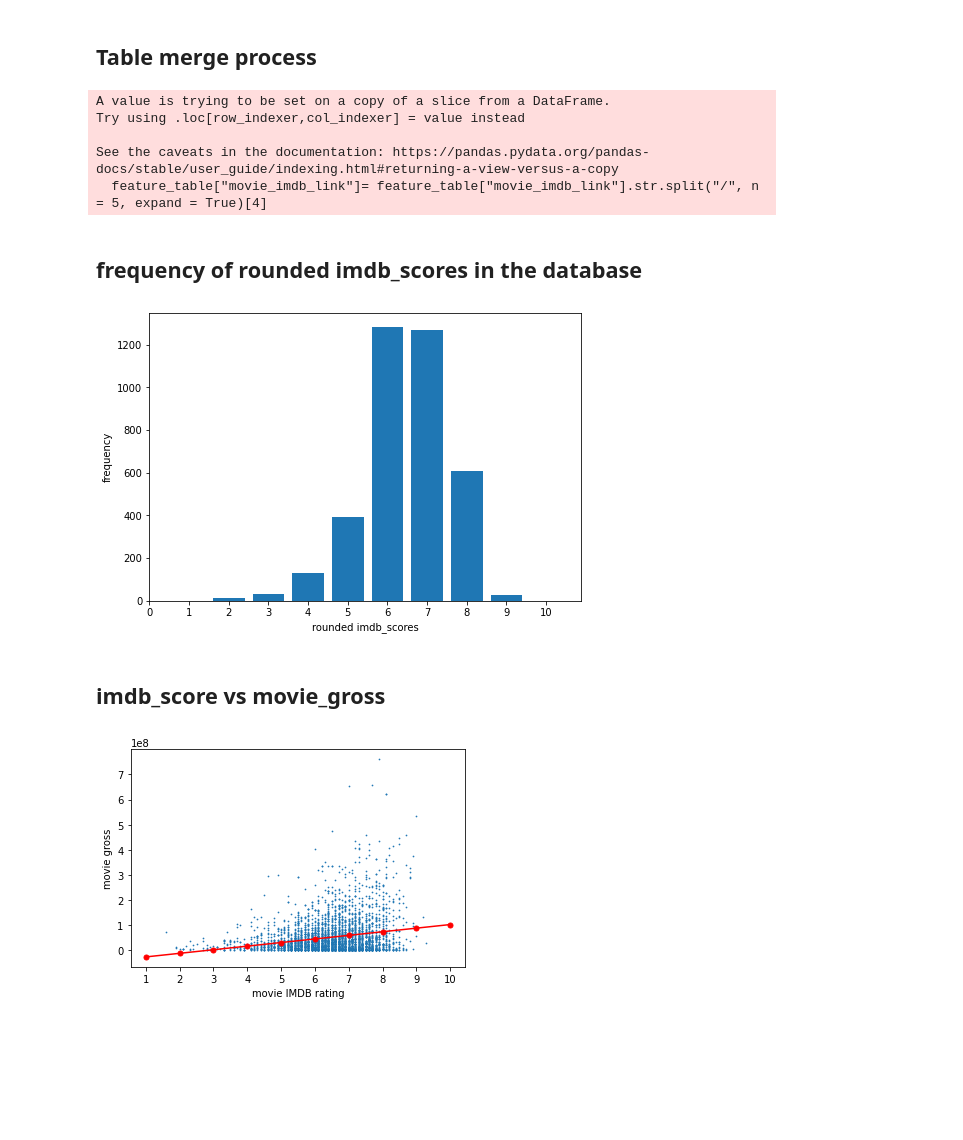
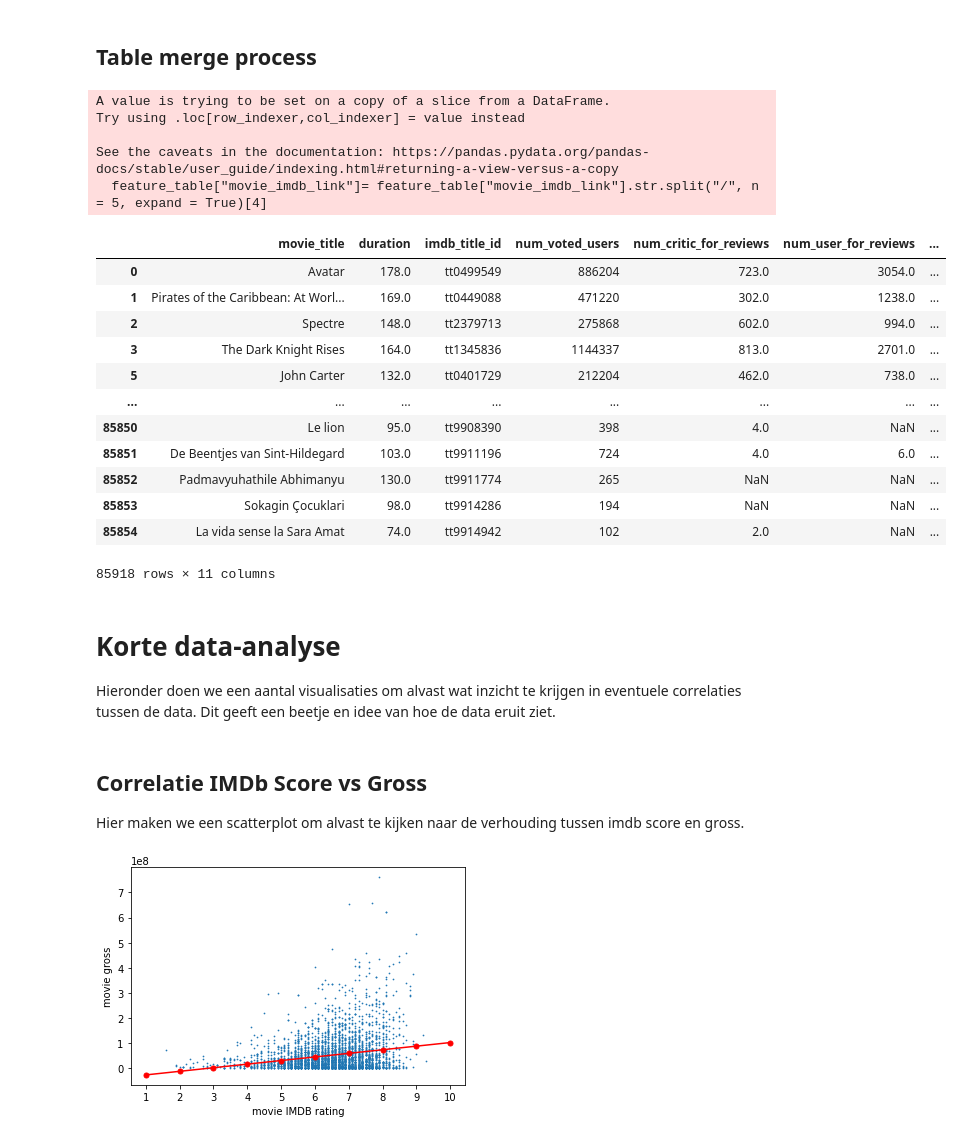
Before and after one commit to Verrem98/Film_dataset_analysis, a Jupyter notebook: main.ipynb, the cells around one changed output. Drawn from its saved outputs; the diff is of its cells as text; code cells hidden in the pictures; blank space fills up the shorter version.

```diff
--- a/main.ipynb
+++ b/main.ipynb
@@ -57,58 +60,54 @@ Als we dat hebben gedaan voegen we de twee databases samen en verwijderen dubbel
 table2['movie_facebook_likes'] = np.NaN
 
 #trim both tables so we only have
 feature_table = table[['movie_title','duration', 'movie_imdb_link', 'num_voted_users', 'num_critic_for_reviews', 'num_user_for_reviews','imdb_score', 'movie_facebook_likes','budget', 'gross', 'director_name']]
 feature_table2 = table2[['original_title', 'duration', 'imdb_title_id', 'votes', 'reviews_from_critics', 'reviews_from_users', 'avg_vote','movie_facebook_likes', 'budget','worlwide_gross_income', 'director' ]]
 
 
 # change the movie_imdb_link to a imdb_title_id
 feature_table["movie_imdb_link"]= feature_table["movie_imdb_link"].str.split("/", n = 5, expand = True)[4]
 feature_table = feature_table.rename(columns={"movie_imdb_link": "imdb_title_id"})
 
 #change the names of the columns of the second table to corresponding collumn names of the first table
 feature_table2 = feature_table2.rename(columns={"avg_vote": "imdb_score", 'original_title':'movie_title', 'votes':'num_voted_users', 'worlwide_gross_income':'gross', 'reviews_from_critics': 'num_critic_for_reviews', 'reviews_from_users': 'num_user_for_reviews', 'director':'director_name'})
 
 #append table2 to table
 new_df = feature_table.append(feature_table2)
 
 #remove duplicates from the merged tables
 new_df.drop_duplicates(subset ="imdb_title_id",
                      keep = 'first', inplace = True)
 
 # the gross and budget in the second table are in a different format so we need to come up with something to fix those
 #set([str(x)[0] for x in new_df['gross']])
 forbidden_chars = ['G', 'I', 'N', 'P', 'n']
+new_df
 # %% [output]
 A value is trying to be set on a copy of a slice from a DataFrame.
 Try using .loc[row_indexer,col_indexer] = value instead
 
 See the caveats in the documentation: https://pandas.pydata.org/pandas-docs/stable/user_guide/indexing.html#returning-a-view-versus-a-copy
   feature_table["movie_imdb_link"]= feature_table["movie_imdb_link"].str.split("/", n = 5, expand = True)[4]
+|  | movie_title | duration | imdb_title_id | num_voted_users | num_critic_for_reviews | num_user_for_reviews | ... |
+| 0 | Avatar | 178.0 | tt0499549 | 886204 | 723.0 | 3054.0 | ... |
+| 1 | Pirates of the Caribbean: At Worl... | 169.0 | tt0449088 | 471220 | 302.0 | 1238.0 | ... |
+| 2 | Spectre | 148.0 | tt2379713 | 275868 | 602.0 | 994.0 | ... |
+| 3 | The Dark Knight Rises | 164.0 | tt1345836 | 1144337 | 813.0 | 2701.0 | ... |
+| 5 | John Carter | 132.0 | tt0401729 | 212204 | 462.0 | 738.0 | ... |
+| ... | ... | ... | ... | ... | ... | ... | ... |
+| 85850 | Le lion | 95.0 | tt9908390 | 398 | 4.0 | NaN | ... |
+| 85851 | De Beentjes van Sint-Hildegard | 103.0 | tt9911196 | 724 | 4.0 | 6.0 | ... |
+| 85852 | Padmavyuhathile Abhimanyu | 130.0 | tt9911774 | 265 | NaN | NaN | ... |
+| 85853 | Sokagin Çocuklari | 98.0 | tt9914286 | 194 | NaN | NaN | ... |
+| 85854 | La vida sense la Sara Amat | 74.0 | tt9914942 | 102 | 2.0 | NaN | ... |
+85918 rows × 11 columns
-# %% [markdown]
-<h2> frequency of rounded imdb_scores in the database </h2>
-# %%
-
-rounded_ratings = [round(x) for x in table.imdb_score]
-
-x = [i+1 for i in range(10)]
-y = [rounded_ratings.count(i) for i in x]
-
-#x = table.imdb_score.value_counts().keys()
-#y = table.imdb_score.value_counts().values
-
-fig = plt.figure()
-ax = fig.add_axes([0,0,1,1])
-
-plt.xlabel('rounded imdb_scores')
-plt.ylabel('frequency')
-
-ax.bar(x,y)
-plt.xticks(np.arange(0, 11, 1.0))
-plt.show()
-# %% [output]
-[figure, removed]
-# %% [markdown]
-<h2> imdb_score vs movie_gross </h2>
+# %% [markdown]
+<h1> Korte data-analyse </h1>
+
+Hieronder doen we een aantal visualisaties om alvast wat inzicht te krijgen in eventuele correlaties tussen de data. Dit geeft een beetje en idee van hoe de data eruit ziet.
+# %% [markdown]
+<h2> Correlatie IMDb Score vs Gross </h2>
+Hier maken we een scatterplot om alvast te kijken naar de verhouding tussen imdb score en gross.
 # %%
 table = table.dropna()
 
```
Also changed, not shown: parts of 14 cells of this notebook.
